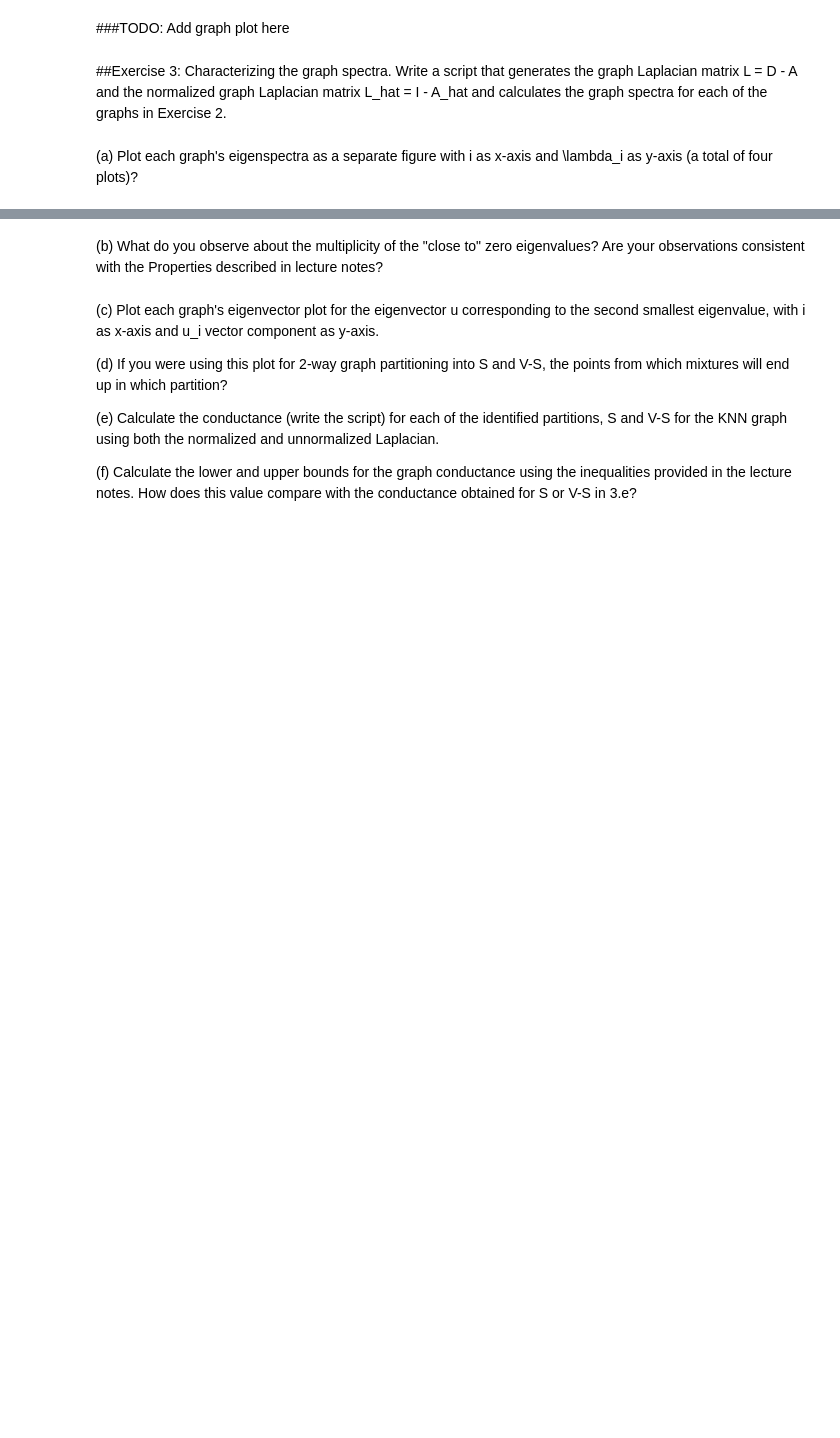
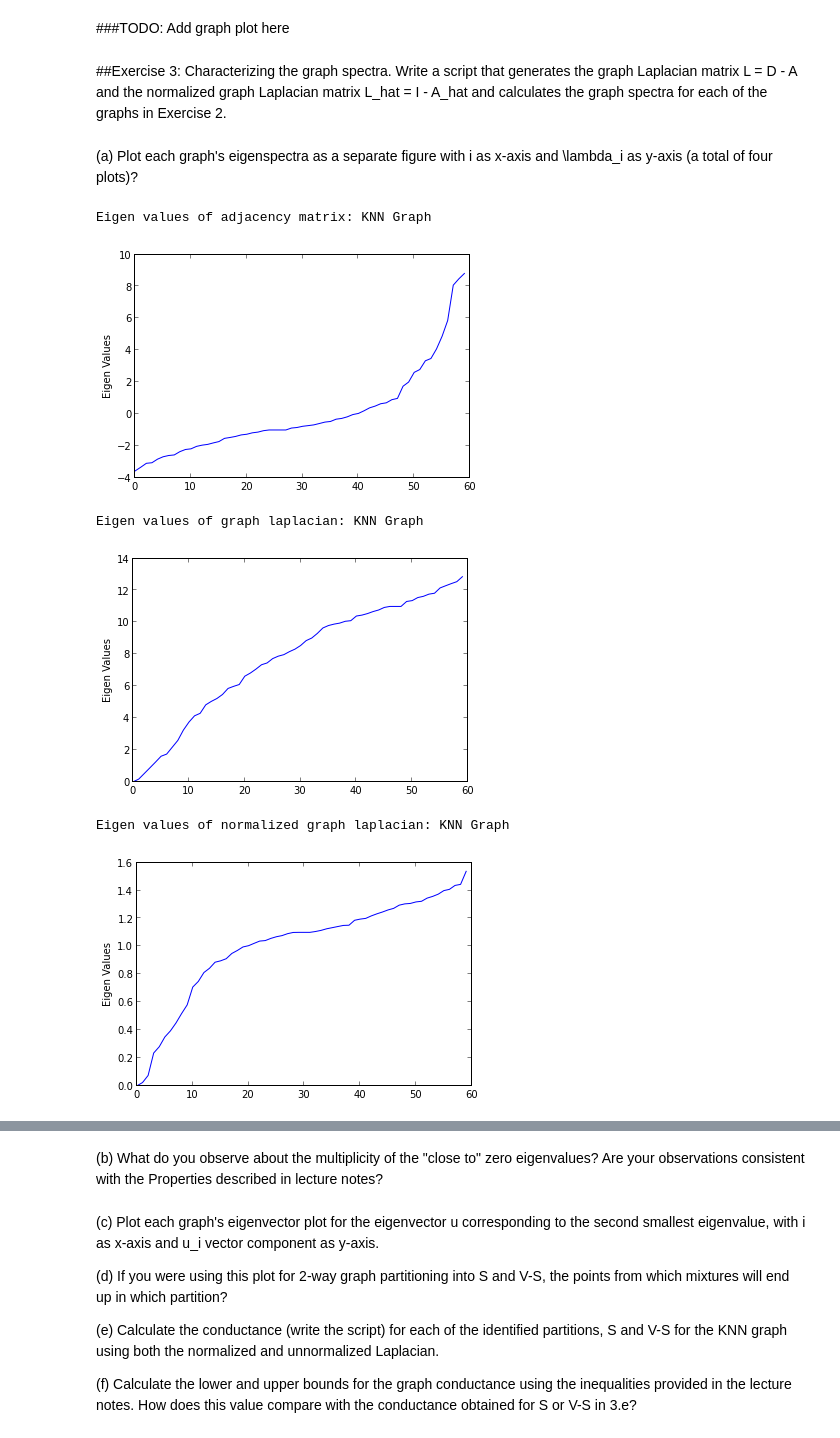
Before and after one commit to sagarjauhari/graph_mining, a Jupyter notebook: Graph Data Mining - L2.ipynb, the cells around one changed output, grey strips where cells are left out. Cells and saved outputs as stored; diff of their text form; code cells hidden in the pictures; blank space fills up the shorter version.

Commit message:
Added plots for adj matrix, lap, normalized lap

```diff
--- a/Graph Data Mining - L2.ipynb
+++ b/Graph Data Mining - L2.ipynb
@@ -126,2 +121,37 @@ gg_lap_hat = gg.laplacian(normalized=True)
+# %%
+gk_lap = gk.laplacian()
+gk_lap_hat = gk.laplacian(normalized=True)
+gg_lap = gg.laplacian()
+gg_lap_hat = gg.laplacian(normalized=True)
+
+def plot_eig(graph):
+    e = np.sort(np.linalg.eig(graph.get_adjacency().data)[0])
+    #print ["%0.3f" % m for m in e]
+    plt.plot(e)
+    plt.ylabel('Eigen Values')
+    plt.show()
+
+def plot_eig_lap(graph, normalized=False):
+    e = np.sort(np.linalg.eig(graph.laplacian(normalized=normalized))[0])
+    #print ["%0.3f" % m for m in e]
+    plt.plot(e)
+    plt.ylabel('Eigen Values')
+    plt.show()
 # %% [markdown]
 (a) Plot each graph's eigenspectra as a separate figure with i as x-axis and \lambda_i as y-axis (a total of four plots)?
+# %%
+print "\nEigen values of adjacency matrix: KNN Graph"
+plot_eig(gk)
+
+print "\nEigen values of graph laplacian: KNN Graph"
+plot_eig_lap(gk)
+
+print "\nEigen values of normalized graph laplacian: KNN Graph"
+plot_eig_lap(gk, normalized=True)
+# %% [output]
+Eigen values of adjacency matrix: KNN Graph
+[figure, added]
+Eigen values of graph laplacian: KNN Graph
+[figure, added]
+Eigen values of normalized graph laplacian: KNN Graph
+[figure, added]
```
Also changed, not shown: parts of 2 cells of this notebook.
